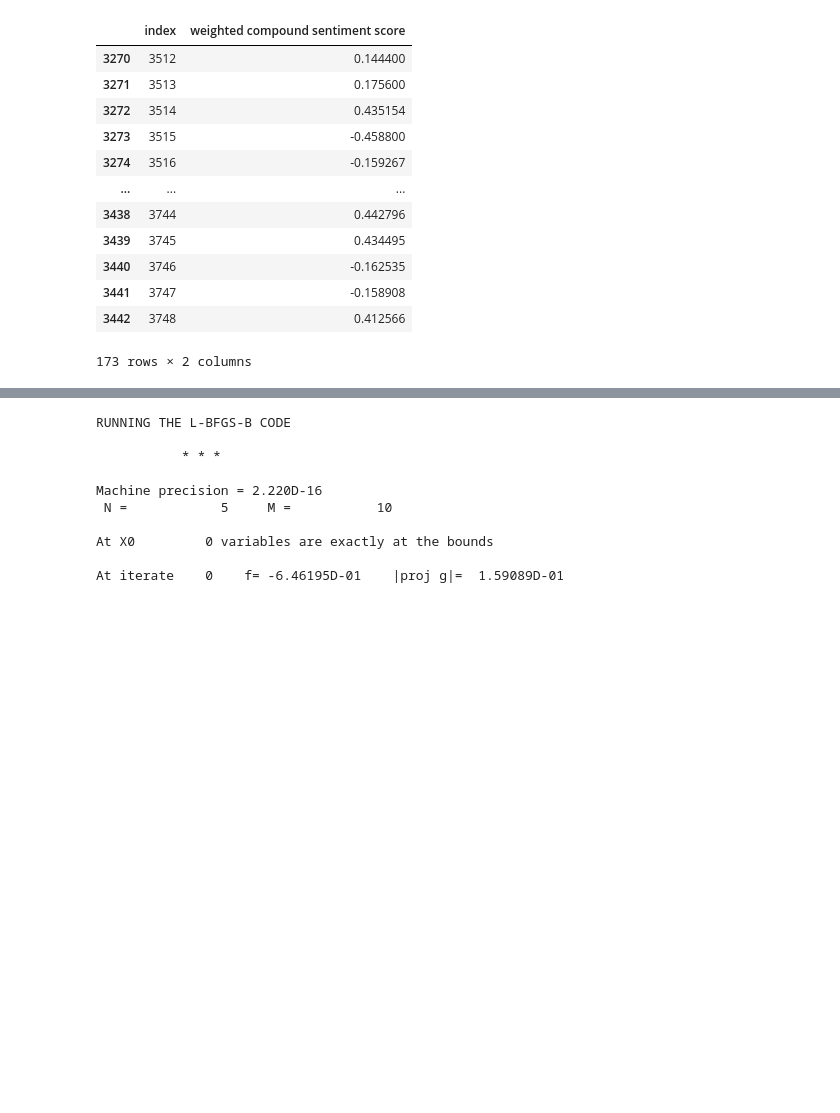
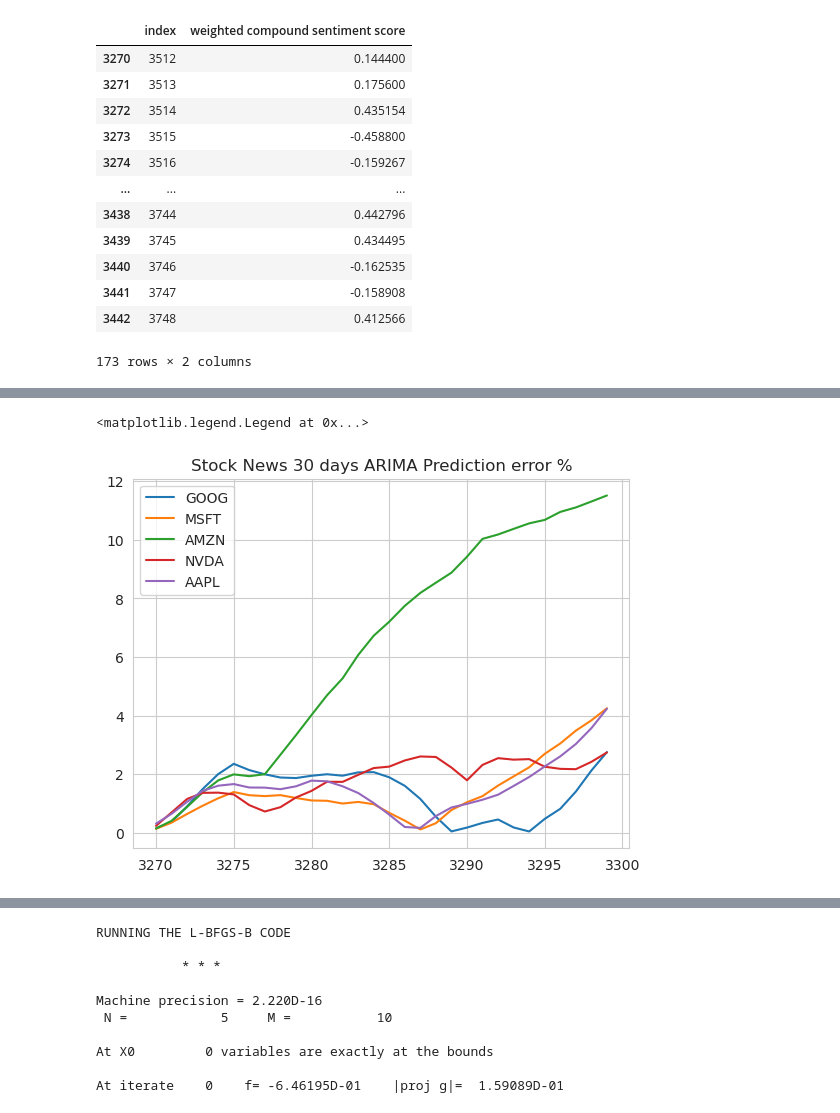
Before and after one commit to rishabhtyagi989/SIGNS_2024, a Jupyter notebook: ARIMA_test_sma_sentiment_stocknews.ipynb, the cells around one changed output, grey strips where cells are left out. Saved outputs shown, nothing was run; the diff lists cells and outputs as text; code cells hidden in the pictures; blank space fills up the shorter version.

```diff
--- a/ARIMA_test_sma_sentiment_stocknews.ipynb
+++ b/ARIMA_test_sma_sentiment_stocknews.ipynb
@@ -613,6 +606,6 @@ for i in range(len(df)):
     plt.plot(test[i][:step[i]].Close, color='g', label='Actual')
     plt.fill_between(lower[i].index, lower[i], upper[i], alpha = 0.2, label='conf')
     plt.legend()
-    plt.title(f"Long term ARIMA Prediction for {stock_symbols[i]}:")
+    plt.title(f"Stock News Long term ARIMA Prediction for {stock_symbols[i]}:")
     plt.show()
 # %% [output]
@@ -623,0 +617,11 @@ for i in range(len(df)):
+# %%
+df_ARIMA_diff_30 = [((test[i][:step_30[i]].Close - fc[i][:step_30[i]]))/(test[i][:step_30[i]].Close) for i in range(len(df))]
+df_ARIMA_diff = [((test[i][:step[i]].Close - fc[i][:step[i]]))/(test[i][:step[i]].Close) for i in range(len(df))]
+# %%
+for i in range(len(df)):
+    plt.plot(np.abs(df_ARIMA_diff_30[i]*100), label={stock_symbols[i]})
+plt.title(f"Stock News 30 days ARIMA Prediction error %" , fontsize = 12)
+plt.legend()
+# %% [output]
+<matplotlib.legend.Legend at 0x...>
+[figure, added]
```
Also changed, not shown: parts of 10 cells of this notebook.
